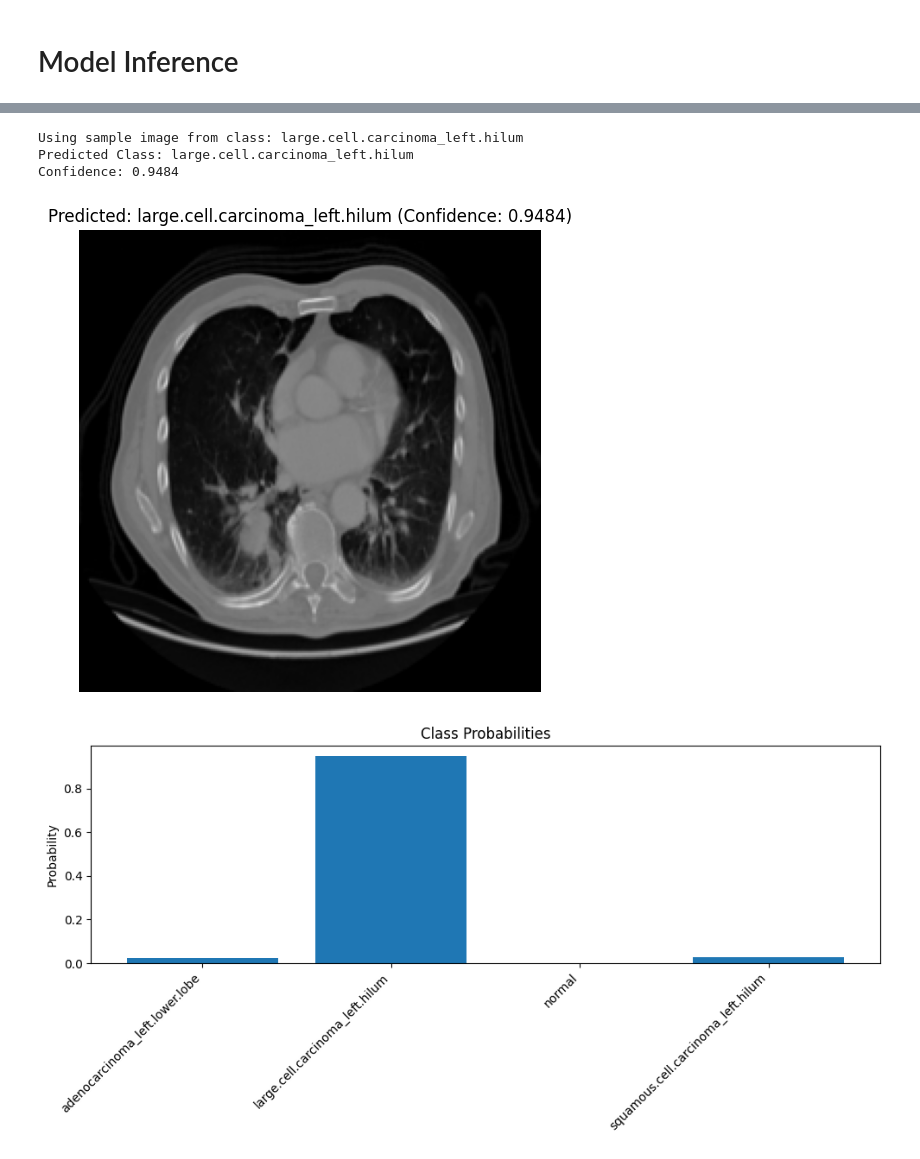
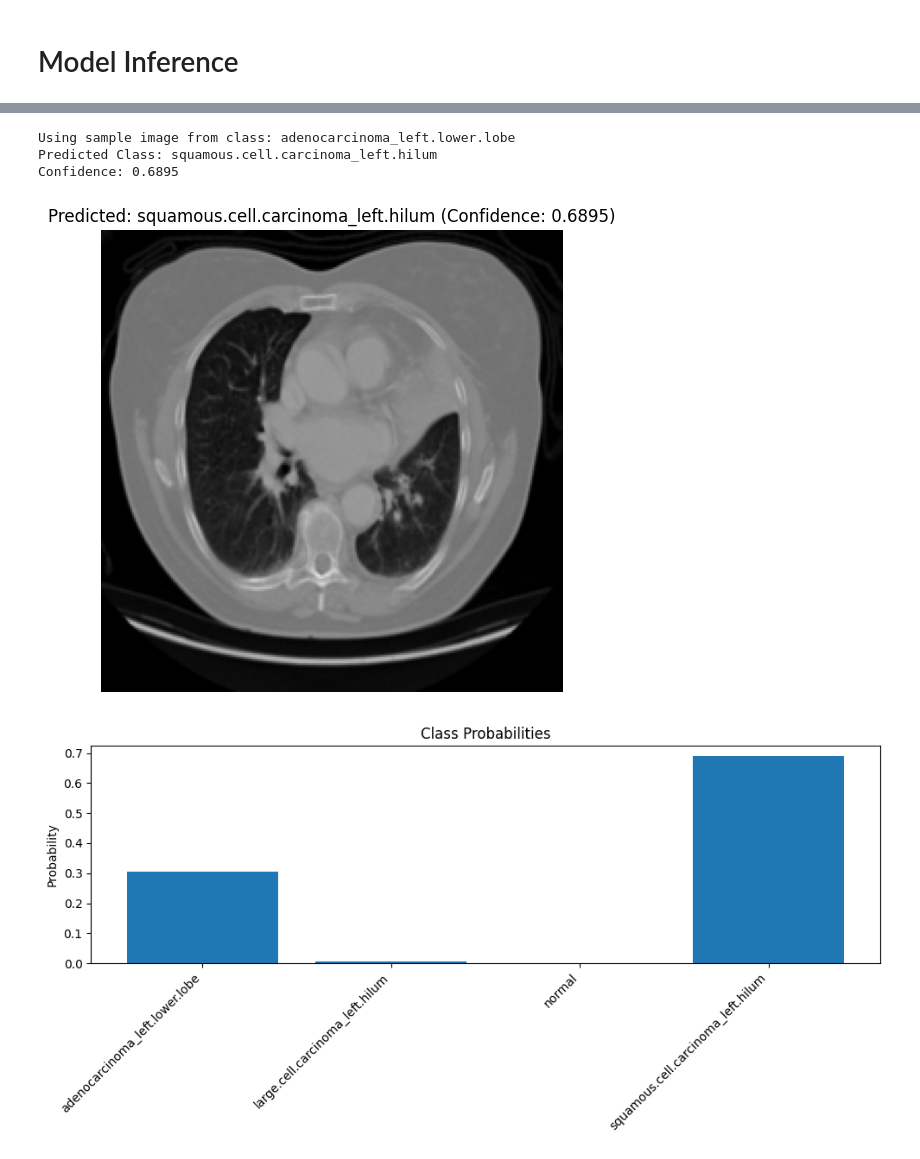
Before and after one commit to zyaddmostafa/graduation-project-depi, a Jupyter notebook: chest.ipynb/chest-ctscan-pytorch-classification (1).ipynb, the cells around one changed output, grey strips where cells are left out. Saved outputs shown, nothing was run; the diff lists cells and outputs as text; code cells hidden in the pictures.

```diff
--- a/chest.ipynb/chest-ctscan-pytorch-classification (1).ipynb
+++ b/chest.ipynb/chest-ctscan-pytorch-classification (1).ipynb
@@ -512,3 +525,18 @@ print("Model and class names saved successfully.")
 Model and class names saved successfully.
 # %% [markdown]
 # Model Inference
+# %%
+from torchvision import models
+
+    # Adjust the final layer if your task has a different number of output classes
+resnet18_model.fc = nn.Sequential(
+          nn.Linear(512,512),
+    nn.Dropout(0.2),
+     nn.Linear(512,256),
+    nn.Linear(256,len(class_names)),
+    )
+
+    # Load the saved weights
+resnet18_model.load_state_dict(torch.load("chest-ctscan_model.pth"))
+resnet18_model.to(device)
+resnet18_model.eval()
@@ -515,23 +561,4 @@ Model and class names saved successfully.
 # %%
-def load_and_prepare_model(model_path, num_classes=4, device=device):
-    """Load and prepare the model for inference"""
-    # Initialize the model architecture
-    model = resnet18(weights=None)  # No pre-trained weights needed here
-
-    # Modify final layer for our classification task
-    model.fc = nn.Sequential(
-          nn.Linear(512,512),
-    nn.Dropout(0.2),
-     nn.Linear(512,256),
-    nn.Linear(256,len(class_names)),
-    )
-
-    # Load the saved weights
-    model.load_state_dict(torch.load(model_path, map_location=device))
-    model.to(device)
-    model.eval()
-
-    return model
 
 def predict_image(image_path, model, transform, class_names, device=device):
     """Predict class for a single image"""
@@ -554,19 +581,6 @@ def predict_image(image_path, model, transform, class_names, device=device):
         'probabilities': probabilities.cpu().squeeze().tolist(),
         'class_names': class_names
     }
-
-# Load the model
-inference_model = load_and_prepare_model(
-    model_path="chest-ctscan_model.pth",
-    num_classes=len(class_names),
-    device=device
-)
-# %% [output]
-Using sample image from class: large.cell.carcinoma_left.hilum
-Predicted Class: large.cell.carcinoma_left.hilum
-Confidence: 0.9484
-[figure, removed]
-[figure, removed]
 # %%
 # Example usage
 # Use a sample image from your test dataset
@@ -588,32 +602,38 @@ img_to_save =img_tensor.clone()
 save_image(img_to_save, image_path)
 
 print(f"Using sample image from class: {img_class}")
 result = predict_image(
     image_path=image_path,
-    model=inference_model,
-    transform=eval_transform,
+    model=resnet18_model,
+    transform=eval_transform,  # Use the same transform as training
     class_names=class_names,
     device=device
 )
 
 
 # Display results
 print(f"Predicted Class: {result['class']}")
 print(f"Confidence: {result['confidence']:.4f}")
 
 # Display the image with prediction
 img = Image.open(image_path).convert("RGB")
 plt.figure(figsize=(10, 6))
 plt.imshow(img)
 plt.title(f"Predicted: {result['class']} (Confidence: {result['confidence']:.4f})")
 plt.axis('off')
 plt.show()
 
 # Display probability distribution
 plt.figure(figsize=(10, 5))
 plt.bar(class_names, result['probabilities'])
 plt.title('Class Probabilities')
 plt.ylabel('Probability')
 plt.xticks(rotation=45, ha='right')
 plt.tight_layout()
 plt.show()
+# %% [output]
+Using sample image from class: adenocarcinoma_left.lower.lobe
+Predicted Class: squamous.cell.carcinoma_left.hilum
+Confidence: 0.6895
+[figure, added]
+[figure, added]
```
Also changed, not shown: parts of 6 cells of this notebook, 3 other files.
